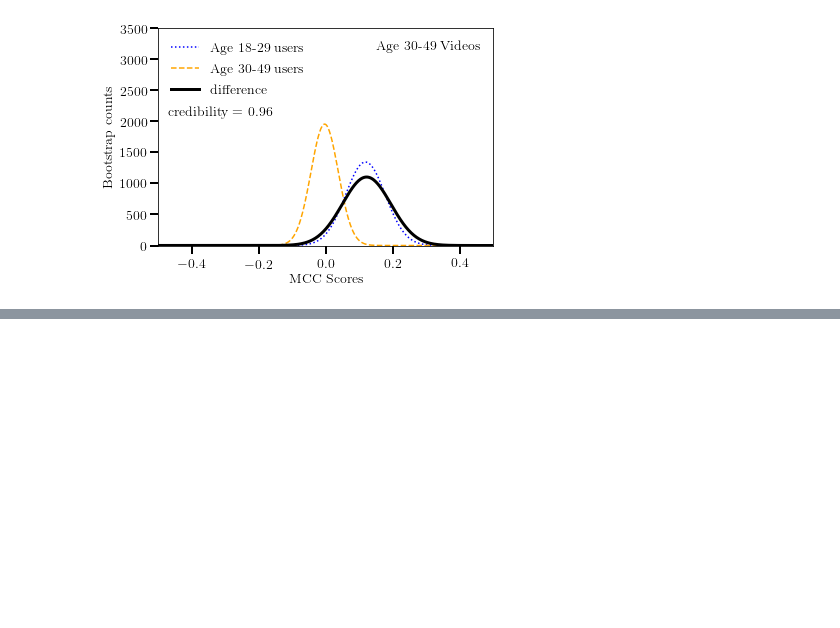
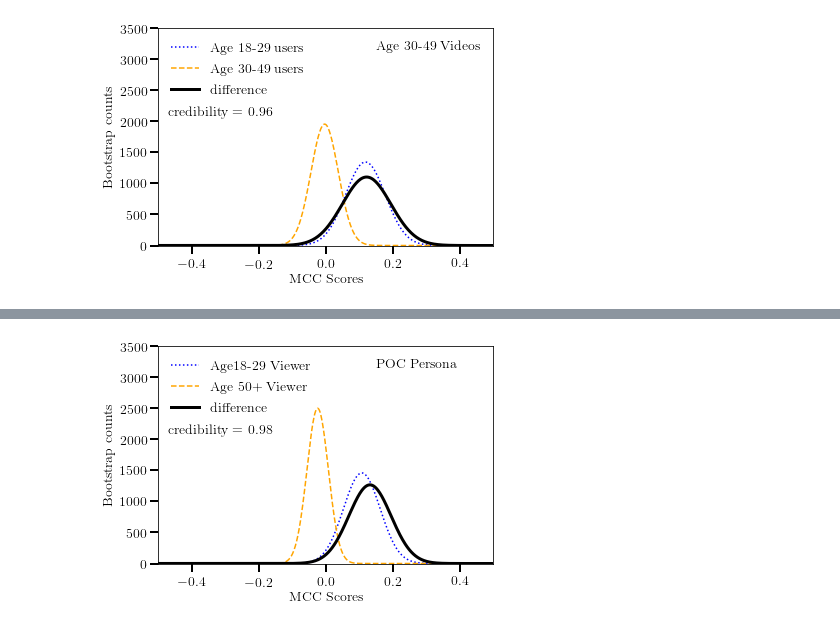
Before and after one commit to juniperlovato/DiverseMisinformationPaper, a Jupyter notebook: Final_Visualizations_of_Bootstrapping_confusion_matrix.ipynb, the cells around one changed output, grey strips where cells are left out. Saved outputs shown, nothing was run; the diff lists cells and outputs as text; code cells hidden in the pictures; blank space fills up the shorter version.

```diff
--- a/Final_Visualizations_of_Bootstrapping_confusion_matrix.ipynb
+++ b/Final_Visualizations_of_Bootstrapping_confusion_matrix.ipynb
@@ -286,0 +314,4 @@ complete_visualization(bootstrap_Young, 'Age 18-29 users', bootstrap_Middle, 'Ag
+# %%
+complete_visualization(bootstrap_Young, 'Age18-29 Viewer', bootstrap_Old,'Age 50+ Viewer', 'difference','POC Persona',3500,0.5)
+# %% [output]
+[figure, added]
```
Also changed, not shown: parts of 17 cells of this notebook.
